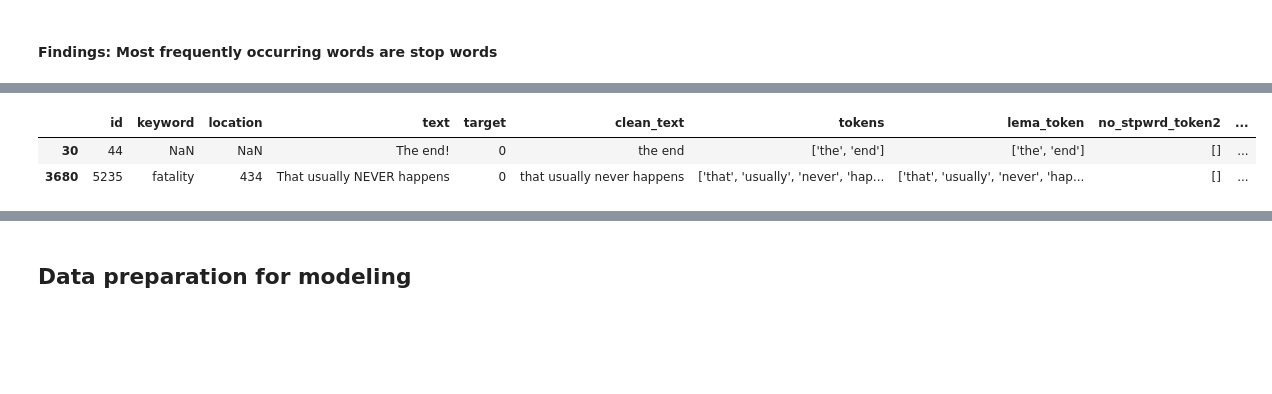
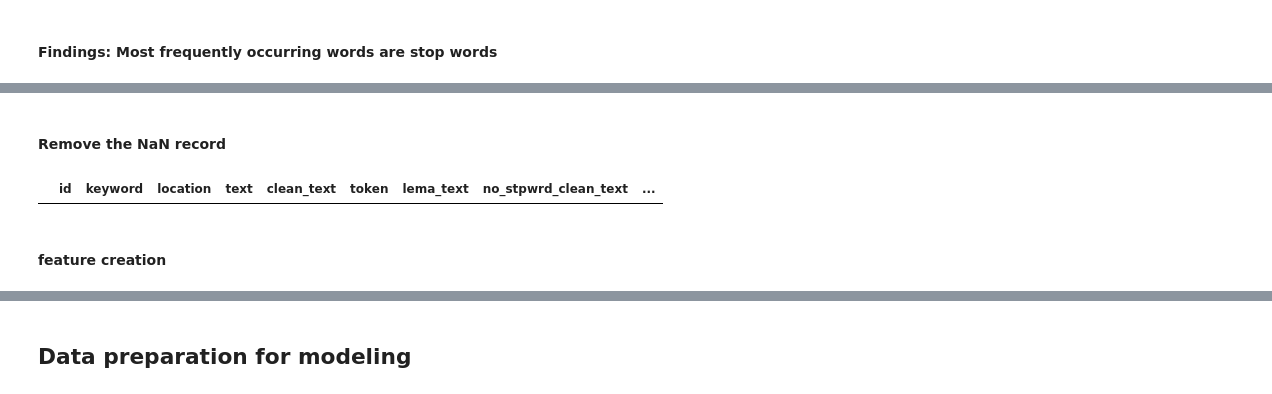
Before and after one commit to suvkp/Disaster-Tweets-Prediction, a Jupyter notebook: Exploratory-Data-Analysis.ipynb, the cells around one changed output, grey strips where cells are left out. Drawn from its saved outputs; the diff is of its cells as text; code cells hidden in the pictures; blank space fills up the shorter version.

```diff
--- a/Exploratory-Data-Analysis.ipynb
+++ b/Exploratory-Data-Analysis.ipynb
@@ -190,4 +183,5 @@ clean_trn_df.to_csv("Data/clean_train_data.csv", index=False)
 # %%
 from sklearn.feature_extraction.text import TfidfVectorizer
 # %%
-clean_df = pd.read_csv("Data/clean_train_data.csv")
+train_vec_df = pd.read_csv("Data/clean_train_data.csv")
+test_vec_df = pd.read_csv("Data/clean_test_data.csv")
@@ -210,6 +209,8 @@ clean_df
+# %% [markdown]
+#### Remove the NaN record
+# %%
+test_vec_df2 = test_vec_df.drop([13])
 # %%
-clean_df[clean_df["nostopwrd_text"].isnull()]
+test_vec_df2[test_vec_df2["nostopwrd_text"].isnull()]
 # %% [output]
-|  | id | keyword | location | text | target | clean_text | tokens | lema_token | no_stpwrd_token2 | ... |
-| 30 | 44 | NaN | NaN | The end! | 0 | the end | ['the', 'end'] | ['the', 'end'] | [] | ... |
-| 3680 | 5235 | fatality | 434 | That usually NEVER happens | 0 | that usually never happens | ['that', 'usually', 'never', 'hap... | ['that', 'usually', 'never', 'hap... | [] | ... |
+|  | id | keyword | location | text | clean_text | token | lema_text | no_stpwrd_clean_text | ... |
@@ -218,2 +217,4 @@ clean_df = clean_df.drop([30,3680])
+# %% [markdown]
+#### feature creation
 # %%
 vectorizer = TfidfVectorizer()
```
Also changed, not shown: parts of 35 cells of this notebook, 2 other files.
